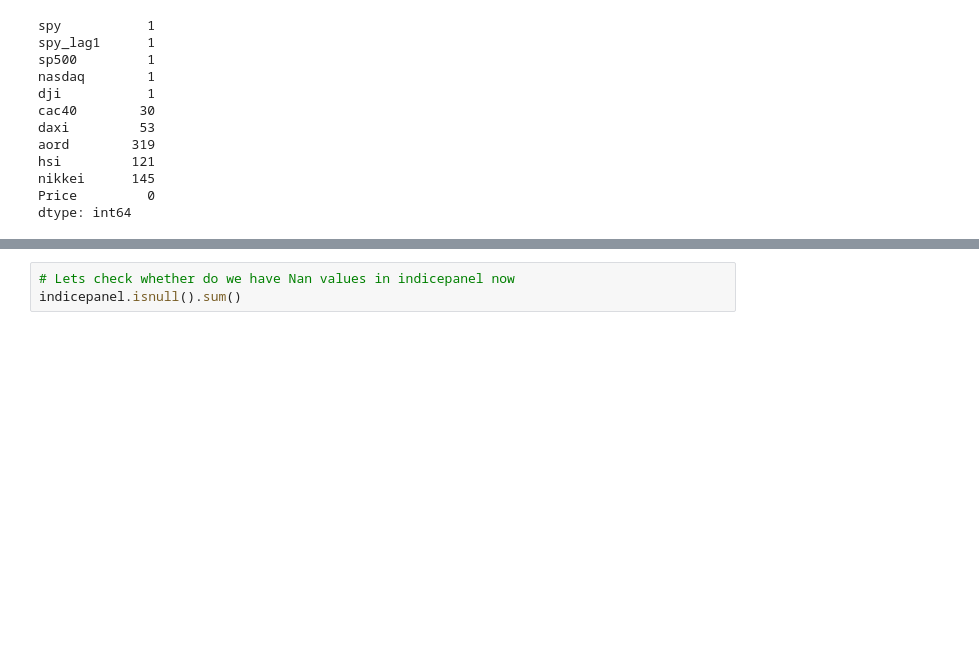
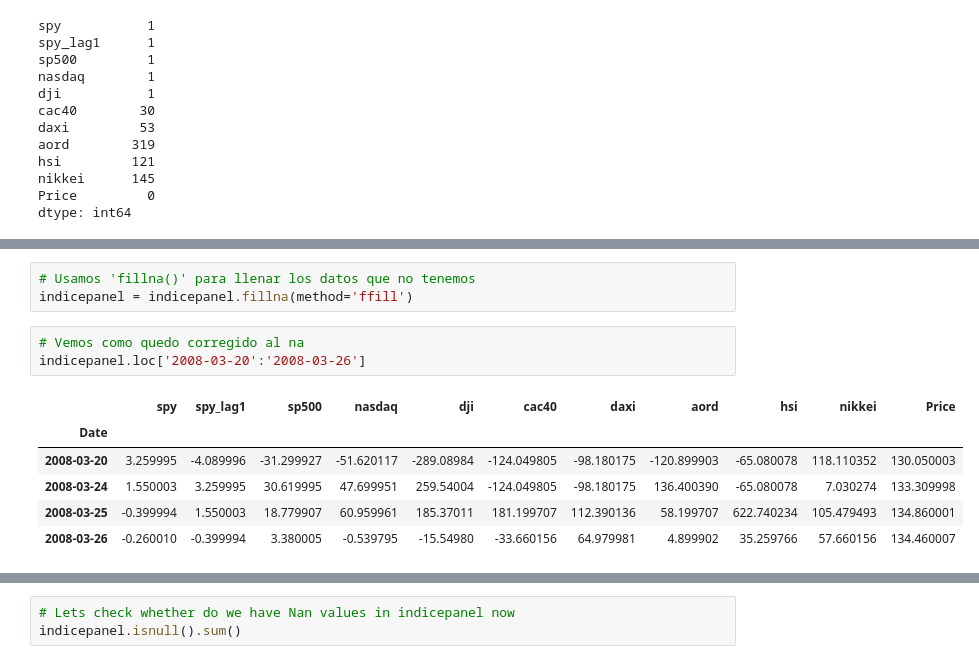
Before and after one commit to PEF-ITBA/regresion-lineal, a Jupyter notebook: 004_SPY_LR.ipynb, the cells around one changed output, grey strips where cells are left out. Cells and saved outputs as stored; diff of their text form; blank space fills up the shorter version.

```diff
--- a/003_SPY_LR.ipynb
+++ b/004_SPY_LR.ipynb
@@ -85,0 +123,13 @@ indicepanel = indicepanel.dropna()
+# %%
+# Usamos 'fillna()' para llenar los datos que no tenemos
+indicepanel = indicepanel.fillna(method='ffill')
+# %%
+# Vemos como quedo corregido al na
+indicepanel.loc['2008-03-20':'2008-03-26']
+# %% [output]
+|  | spy | spy_lag1 | sp500 | nasdaq | dji | cac40 | daxi | aord | hsi | nikkei | Price |
+| Date |  |  |  |  |  |  |  |  |  |  |  |
+| 2008-03-20 | 3.259995 | -4.089996 | -31.299927 | -51.620117 | -289.08984 | -124.049805 | -98.180175 | -120.899903 | -65.080078 | 118.110352 | 130.050003 |
+| 2008-03-24 | 1.550003 | 3.259995 | 30.619995 | 47.699951 | 259.54004 | -124.049805 | -98.180175 | 136.400390 | -65.080078 | 7.030274 | 133.309998 |
+| 2008-03-25 | -0.399994 | 1.550003 | 18.779907 | 60.959961 | 185.37011 | 181.199707 | 112.390136 | 58.199707 | 622.740234 | 105.479493 | 134.860001 |
+| 2008-03-26 | -0.260010 | -0.399994 | 3.380005 | -0.539795 | -15.54980 | -33.660156 | 64.979981 | 4.899902 | 35.259766 | 57.660156 | 134.460007 |
```
Also changed, not shown: parts of 22 cells of this notebook, 1 other file.
